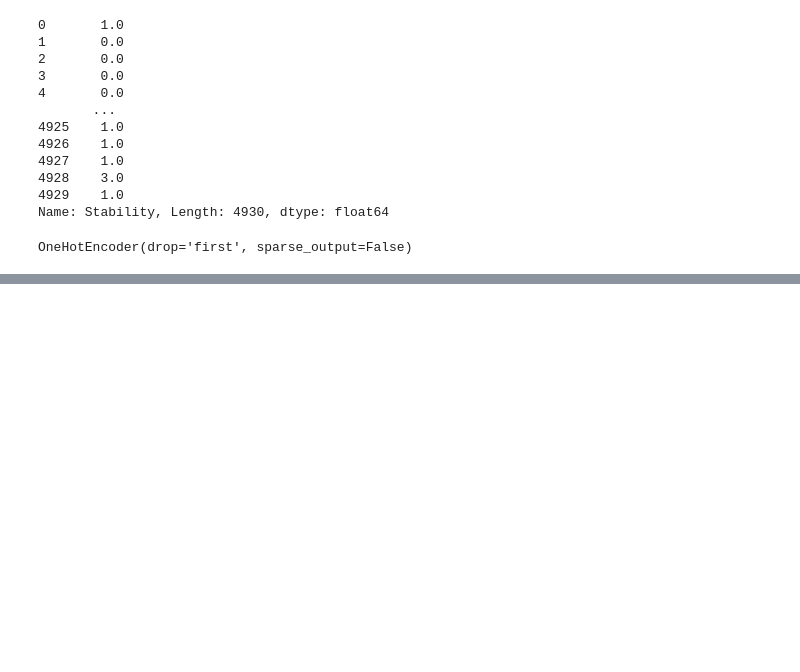
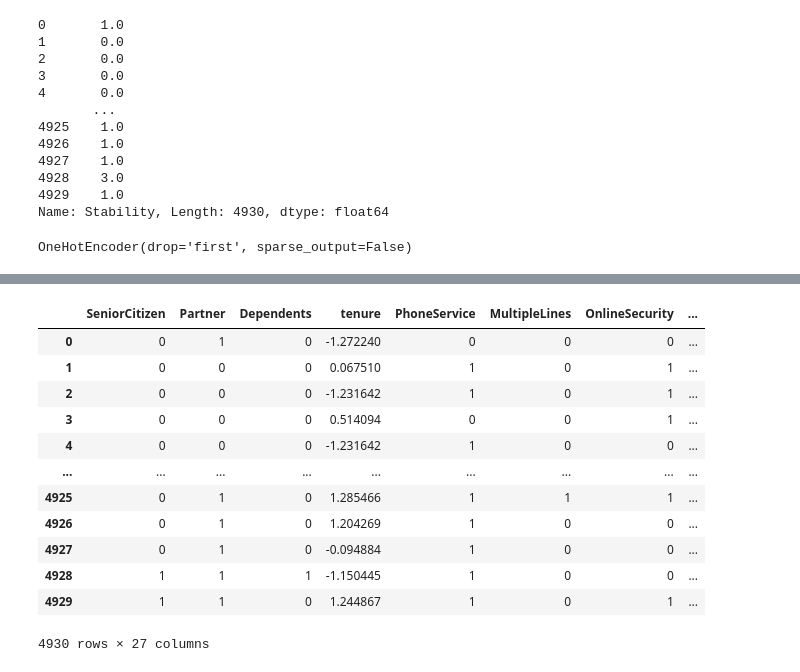
Before and after one commit to Priyanshu-Upadhyay-27/end-to-end-churn-ml, a Jupyter notebook: notebooks/Model_Building.ipynb, the cells around one changed output, grey strips where cells are left out. Saved outputs shown, nothing was run; the diff lists cells and outputs as text; code cells hidden in the pictures; blank space fills up the shorter version.

```diff
--- a/notebooks/Model_Building.ipynb
+++ b/notebooks/Model_Building.ipynb
@@ -1262,3 +1282,16 @@ result_log.append({
     "best_features": None,
     "conclusion": ""
 })
+# %%
+service_cols = [
+    "PhoneService", "MultipleLines",
+    "OnlineSecurity", "OnlineBackup",
+    "DeviceProtection", "TechSupport",
+    "StreamingTV", "StreamingMovies"
+]
+
+X_train["num_services"] = X_train[service_cols].sum(axis=1)
+X_test["num_services"]  = X_test[service_cols].sum(axis=1)
+
+X_train["cost_per_service"] = X_train["MonthlyCharges"] / (X_train["num_services"] + 1)
+X_test["cost_per_service"]  = X_test["MonthlyCharges"] / (X_test["num_services"] + 1)
@@ -1265,3 +1304,19 @@ result_log.append({
+# %%
+X_train
+# %% [output]
+|  | SeniorCitizen | Partner | Dependents | tenure | PhoneService | MultipleLines | OnlineSecurity | ... |
+| 0 | 0 | 1 | 0 | -1.272240 | 0 | 0 | 0 | ... |
+| 1 | 0 | 0 | 0 | 0.067510 | 1 | 0 | 1 | ... |
+| 2 | 0 | 0 | 0 | -1.231642 | 1 | 0 | 1 | ... |
+| 3 | 0 | 0 | 0 | 0.514094 | 0 | 0 | 1 | ... |
+| 4 | 0 | 0 | 0 | -1.231642 | 1 | 0 | 0 | ... |
+| ... | ... | ... | ... | ... | ... | ... | ... | ... |
+| 4925 | 0 | 1 | 0 | 1.285466 | 1 | 1 | 1 | ... |
+| 4926 | 0 | 1 | 0 | 1.204269 | 1 | 0 | 0 | ... |
+| 4927 | 0 | 1 | 0 | -0.094884 | 1 | 0 | 0 | ... |
+| 4928 | 1 | 1 | 1 | -1.150445 | 1 | 0 | 0 | ... |
+| 4929 | 1 | 1 | 0 | 1.244867 | 1 | 0 | 1 | ... |
+4930 rows × 27 columns
 # %%
 result_df = pd.DataFrame(result_log)
 result_df.to_csv("experiment_log.csv", index=False)
```
Also changed, not shown: parts of 5 cells of this notebook.
